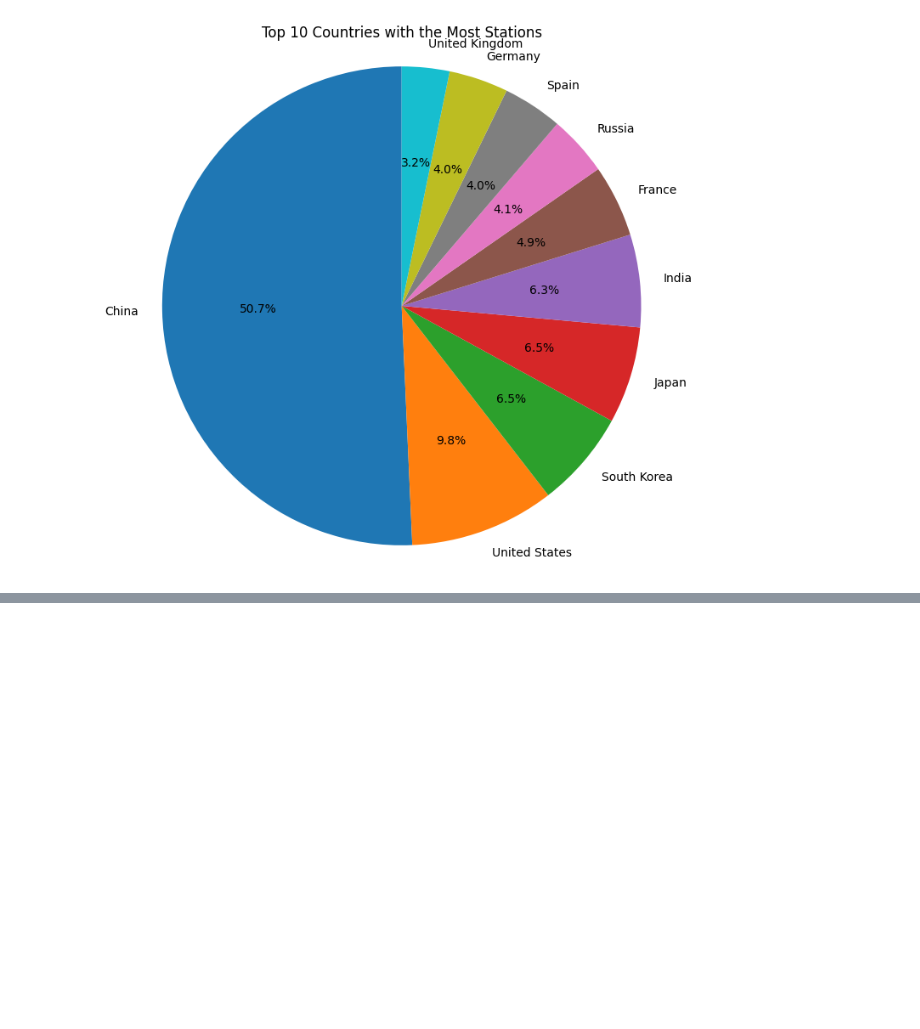
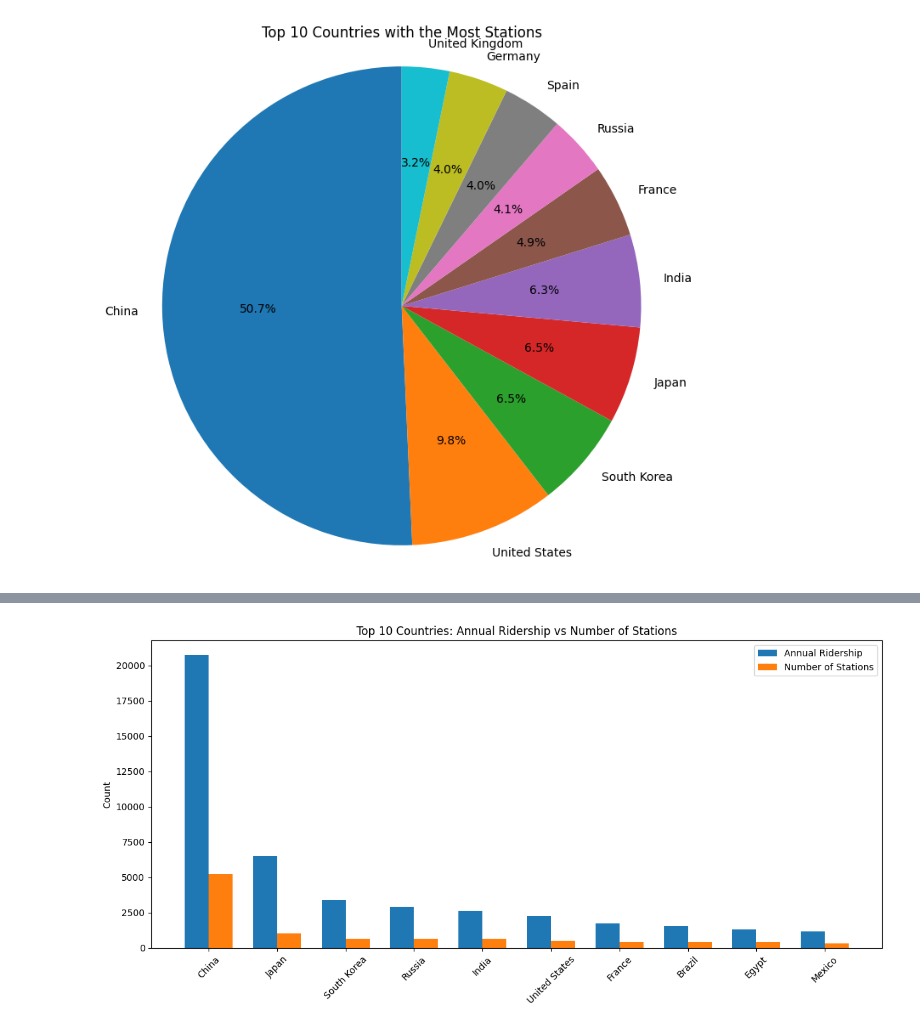
Before and after one commit to Murega14/metro_transport, a Jupyter notebook: metro.ipynb, the cells around one changed output, grey strips where cells are left out. Cells and saved outputs as stored; diff of their text form; code cells hidden in the pictures; blank space fills up the shorter version.

```diff
--- a/metro.ipynb
+++ b/metro.ipynb
@@ -280,0 +319,27 @@ Name: Annual Ridership, dtype: float64
+# %%
+import matplotlib.pyplot as plt
+import numpy as np
+
+countries = pivoted_country_df['Country'].head(10)
+annual_ridership = pivoted_country_df['Annual Ridership'].head(10)
+stations = subset['Stations'].head(10)
+
+x = np.arange(len(countries))
+width = 0.35
+
+fig, ax = plt.subplots(figsize=(12, 6))
+
+rects1 = ax.bar(x, annual_ridership, width, label='Annual Ridership')
+rects2 = ax.bar(x + width, stations, width, label='Number of Stations')
+
+ax.set_xticks(x + width / 2)
+ax.set_xticklabels(countries, rotation=45)
+
+ax.set_ylabel('Count')
+ax.set_title('Top 10 Countries: Annual Ridership vs Number of Stations')
+ax.legend()
+
+plt.tight_layout()
+plt.show()
+# %% [output]
+[figure, added]
```
Also changed, not shown: parts of 3 cells of this notebook.
